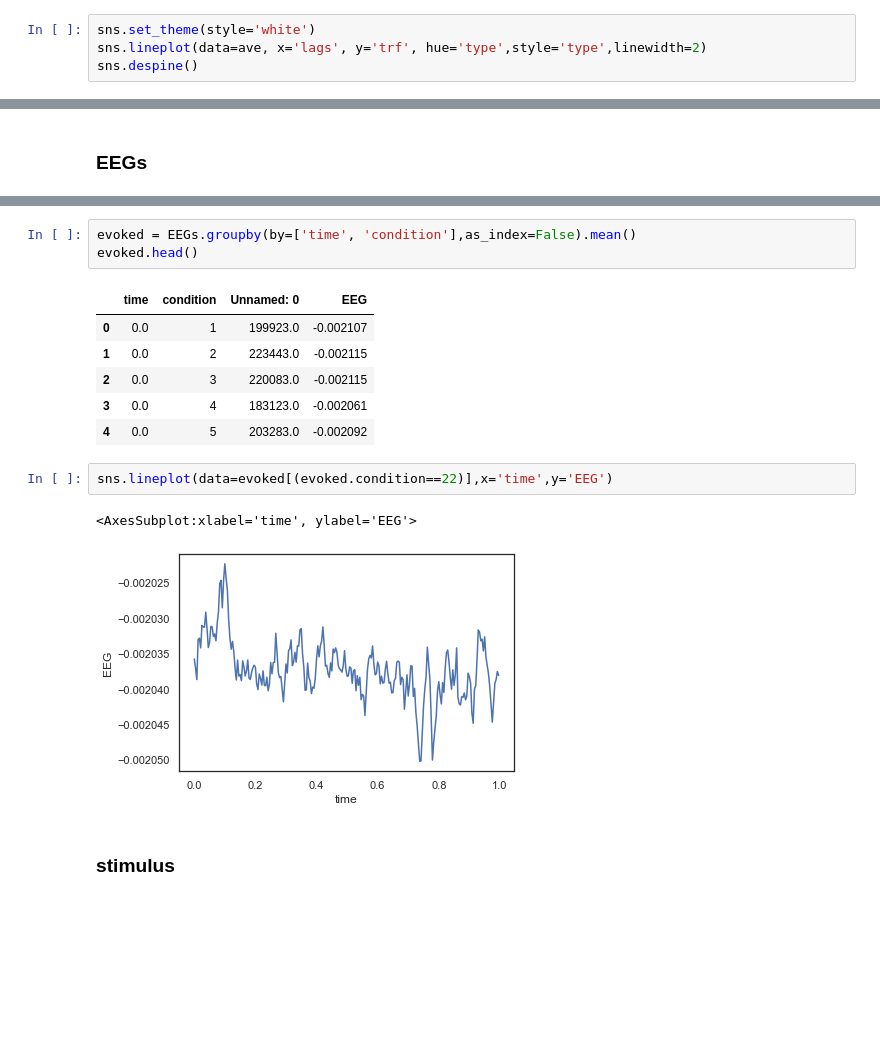
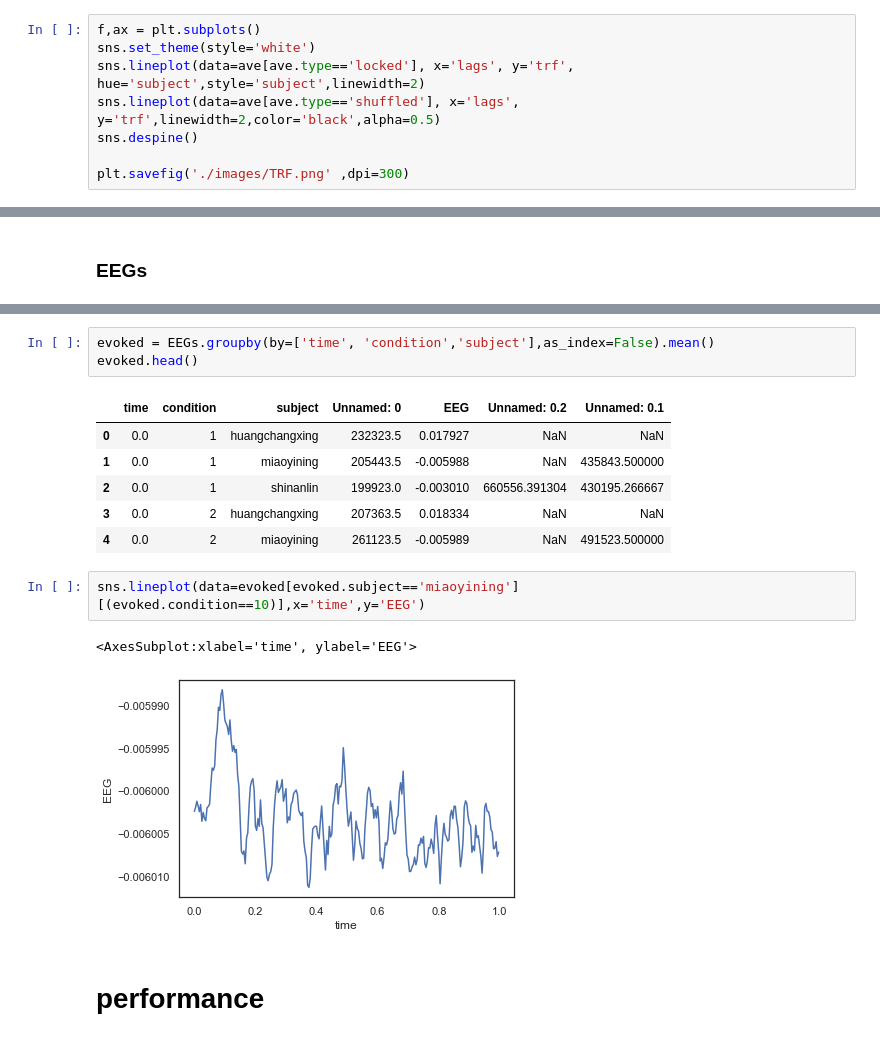
Before and after one commit to shinanlin/WN-BCI, a Jupyter notebook: analysis.ipynb, the cells around one changed output, grey strips where cells are left out. Saved outputs shown, nothing was run; the diff lists cells and outputs as text; blank space fills up the shorter version.

```diff
--- a/analysis.ipynb
+++ b/analysis.ipynb
@@ -60,5 +59,9 @@ ave.head()
 # %%
+f,ax = plt.subplots()
 sns.set_theme(style='white')
-sns.lineplot(data=ave, x='lags', y='trf', hue='type',style='type',linewidth=2)
+sns.lineplot(data=ave[ave.type=='locked'], x='lags', y='trf', hue='subject',style='subject',linewidth=2)
+sns.lineplot(data=ave[ave.type=='shuffled'], x='lags', y='trf',linewidth=2,color='black',alpha=0.5)
 sns.despine()
+
+plt.savefig('./images/TRF.png' ,dpi=300)
 # %% [output]
@@ -89,18 +92,18 @@ EEGs.head()
 # %%
-evoked = EEGs.groupby(by=['time', 'condition'],as_index=False).mean()
+evoked = EEGs.groupby(by=['time', 'condition','subject'],as_index=False).mean()
 evoked.head()
 # %% [output]
-|  | time | condition | Unnamed: 0 | EEG |
-| 0 | 0.0 | 1 | 199923.0 | -0.002107 |
-| 1 | 0.0 | 2 | 223443.0 | -0.002115 |
-| 2 | 0.0 | 3 | 220083.0 | -0.002115 |
-| 3 | 0.0 | 4 | 183123.0 | -0.002061 |
-| 4 | 0.0 | 5 | 203283.0 | -0.002092 |
+|  | time | condition | subject | Unnamed: 0 | EEG | Unnamed: 0.2 | Unnamed: 0.1 |
+| 0 | 0.0 | 1 | huangchangxing | 232323.5 | 0.017927 | NaN | NaN |
+| 1 | 0.0 | 1 | miaoyining | 205443.5 | -0.005988 | NaN | 435843.500000 |
+| 2 | 0.0 | 1 | shinanlin | 199923.0 | -0.003010 | 660556.391304 | 430195.266667 |
+| 3 | 0.0 | 2 | huangchangxing | 207363.5 | 0.018334 | NaN | NaN |
+| 4 | 0.0 | 2 | miaoyining | 261123.5 | -0.005989 | NaN | 491523.500000 |
 # %%
-sns.lineplot(data=evoked[(evoked.condition==22)],x='time',y='EEG')
+sns.lineplot(data=evoked[evoked.subject=='miaoyining'][(evoked.condition==10)],x='time',y='EEG')
 # %% [output]
 <AxesSubplot:xlabel='time', ylabel='EEG'>
-[figure, old version]
+[figure, new version]
 # %% [markdown]
-### stimulus
+# performance
 # %%
```
Also changed, not shown: parts of 10 cells of this notebook, 6 other files.
